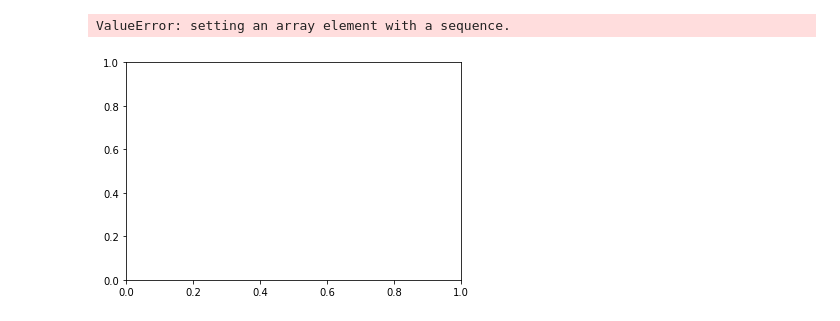
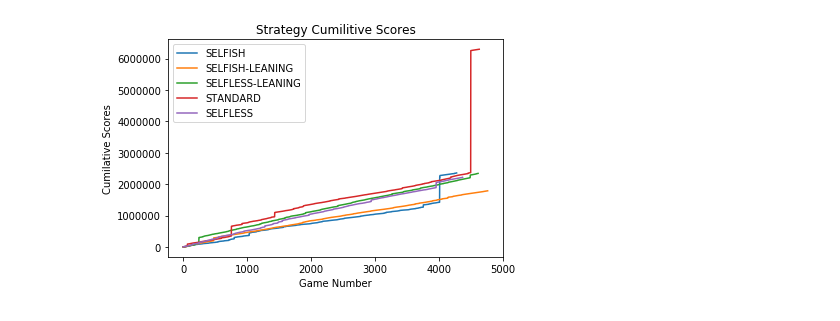
Before and after one commit to afolayan-t/oneVmany, a Jupyter notebook: src/DBD.ipynb, the cells around one changed output. Cells and saved outputs as stored; diff of their text form; code cells hidden in the pictures.

```diff
--- a/src/DBD.ipynb
+++ b/src/DBD.ipynb
@@ -5,6 +6,13 @@ import matplotlib.pyplot as plt
 # %%
 def column(matrix, i):
     return [row[i] for row in matrix]
+
+def allPlayerSets(n, seq):
+    set = []
+    for p in itertools.product(seq, repeat=n):
+        if sum(p) == 4:
+            set.append(p)
+    return set
 # %%
 class survivor:
 
@@ -47,19 +55,6 @@ class survivor:
         self.hooks = 0
         self.r = .1
 
-    '''
-    def __repr__(self):
-        print(self.player_name + " Strategy: " + self.player_strategy )
-        print("Score: " + str(self.score))
-        print(self.score)
-
-
-    def __eq__(self, other):
-        if self.player_name == other.player_name:
-            return True
-        else:
-            return False
-    '''
 
     def strategicMove(self, situation):
         if situation == "Chased":
@@ -112,9 +107,6 @@ class survivor:
         #pick generator
         if game.gens_fixed < 5:
             available_gens = [i for i in range(7) if 0 in game.gen_set[i]] # gives list of generators with available spot
-            #print("hello")
-            #print(game.gen_set)
-            #print(available_gens)
             return ("Fix Gen", self, self.pick_gen(available_gens))
         else:# nothing left to do
             return ("Hide", self)
@@ -508,10 +493,17 @@ plt.show()
 # %%
 strats = list(stratScores.keys())
 scores = list(stratScores.values())
-cumScores = [[np.cumsum(ls[:i]) for i in range(len(ls))] for ls in scores]
+cumScores = [[sum(ls[:i]) for i in range(len(ls))] for ls in scores]
 
-plt.plot(cumScores)
+plt.plot(cumScores[0], label=strats[0])
+plt.plot(cumScores[1], label=strats[1])
+plt.plot(cumScores[2], label=strats[2])
+plt.plot(cumScores[3], label=strats[3])
+plt.plot(cumScores[4], label=strats[4])
+plt.title("Strategy Cumilitive Scores")
+plt.xlabel("Game Number")
+plt.ylabel("Cumilative Scores")
+plt.legend()
 plt.show()
 # %% [output]
-ValueError: setting an array element with a sequence.
-[figure, old version]
+[figure, new version]
```
Also changed, not shown: parts of 4 cells of this notebook, 2 other files.
